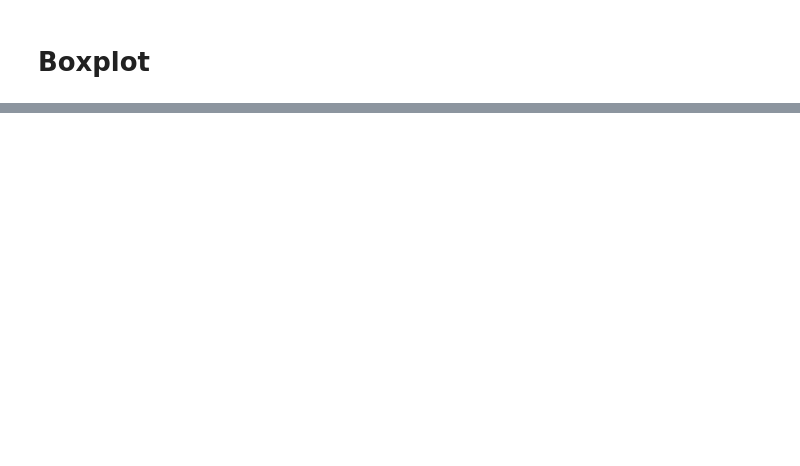
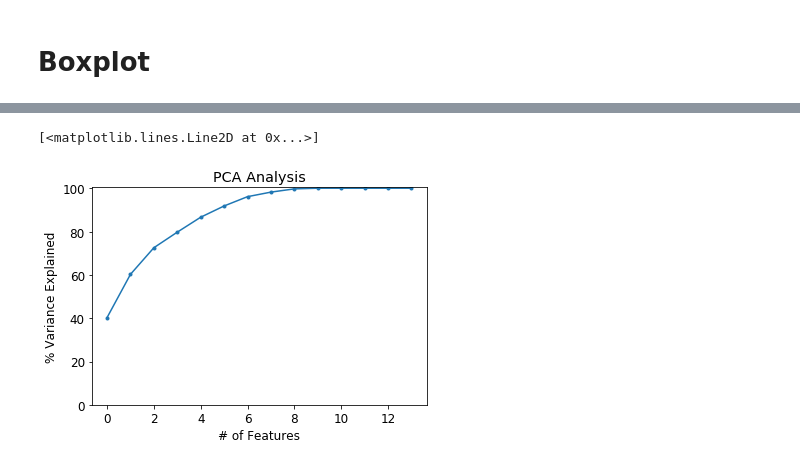
Before and after one commit to owen198/kyoto_ebook, a Jupyter notebook: Benchmarking.ipynb, the cells around one changed output, grey strips where cells are left out. Drawn from its saved outputs; the diff is of its cells as text; code cells hidden in the pictures; blank space fills up the shorter version.

```diff
--- a/Benchmarking.ipynb
+++ b/Benchmarking.ipynb
@@ -810,0 +706,23 @@ plt.show()
+# %%
+
+X_train, X_test, y_train, y_test = train_test_split(kyoto_x, kyoto_y, test_size=0.3)
+scale = StandardScaler()
+X_train = scale.fit_transform(X_train)
+X_test = scale.fit_transform(X_test)
+
+pca = PCA(n_components=14)# adjust yourself
+pca.fit(X_train)
+
+variance = pca.explained_variance_ratio_
+var=np.cumsum(np.round(pca.explained_variance_ratio_, decimals=3)*100)
+plt.ylabel('% Variance Explained')
+plt.xlabel('# of Features')
+plt.title('PCA Analysis')
+plt.ylim(0,100.5)
+plt.style.context('seaborn-whitegrid')
+
+
+plt.plot(var, '.-')
+# %% [output]
+[<matplotlib.lines.Line2D at 0x...>]
+[figure, added]
```
Also changed, not shown: parts of 28 cells of this notebook, 3 other files.
